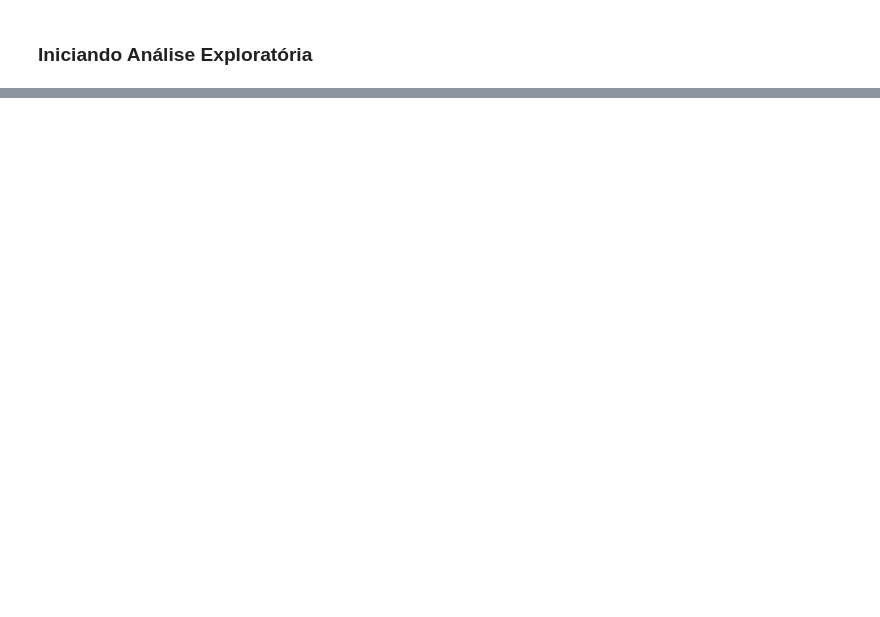
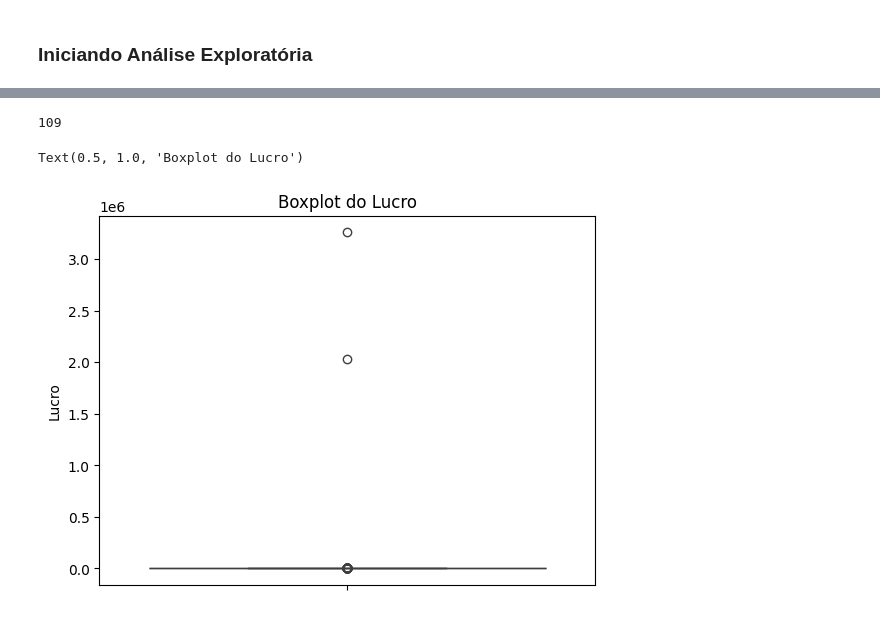
Before and after one commit to pedrolmf33/Tratamento_e_analise_exploratoria, a Jupyter notebook: Python_tratamento_e_analise_exploratoria.ipynb, the cells around one changed output, grey strips where cells are left out. Drawn from its saved outputs; the diff is of its cells as text; code cells hidden in the pictures; blank space fills up the shorter version.

Commit message:
Análise exploratória e tratamento dos dados finalizados

```diff
--- a/Python_tratamento_e_analise_exploratoria.ipynb
+++ b/Python_tratamento_e_analise_exploratoria.ipynb
@@ -23,3 +24,6 @@ df.head(10)
 | 9 | NaN | NaN | Latícinio | Queijo | Daniele | Nordeste | Bahia | Atacado | 574,3 | ... |
 # %% [markdown]
 ### Iniciando Análise Exploratória
+# %%
+# Padronizando os nomes das colunas
+df.columns = ["Sem nome", "Data da Venda", "Setor", "Produto", "Vendedor", "Região", "Estado", "Cliente", "Faturamento", "Margem de Lucro", "Lucro", "Inutil1", "Inutil2"]
@@ -25,0 +283,5 @@ df.head(10)
+# %%
+# Os valores não estão como numéricos, então vou converte-los para conseguir fazer a análise deles.
+
+df['Faturamento'] = pd.to_numeric(df['Faturamento'].str.replace(',', '.'), errors='coerce')
+df['Faturamento'].describe()
@@ -25,0 +319,5 @@ df.head(10)
+# %%
+# Alterando o tipo de dado da coluna "Margem de Lucro" para numérico
+
+df['Margem de Lucro'] = pd.to_numeric(df['Margem de Lucro'].str.replace(',', '.'), errors='coerce')
+df['Margem de Lucro'].describe()
@@ -25,0 +354,5 @@ df.head(10)
+# %%
+# Convertendo a coluna "Lucro" para numérico
+
+df['Lucro'] = pd.to_numeric(df['Lucro'].str.replace(',', '.'), errors='coerce')
+df['Lucro'].describe()
@@ -25,0 +369,10 @@ df.head(10)
+# %%
+# Verificando quantos valores nulos existem na coluna "Margem de Lucro"
+df['Margem de Lucro'].isnull().sum()
+# %% [output]
+109
+# %%
+srn.boxplot(df['Lucro']).set_title('Boxplot do Lucro')
+# %% [output]
+Text(0.5, 1.0, 'Boxplot do Lucro')
+[figure, added]
```
Also changed, not shown: parts of 72 cells of this notebook.
